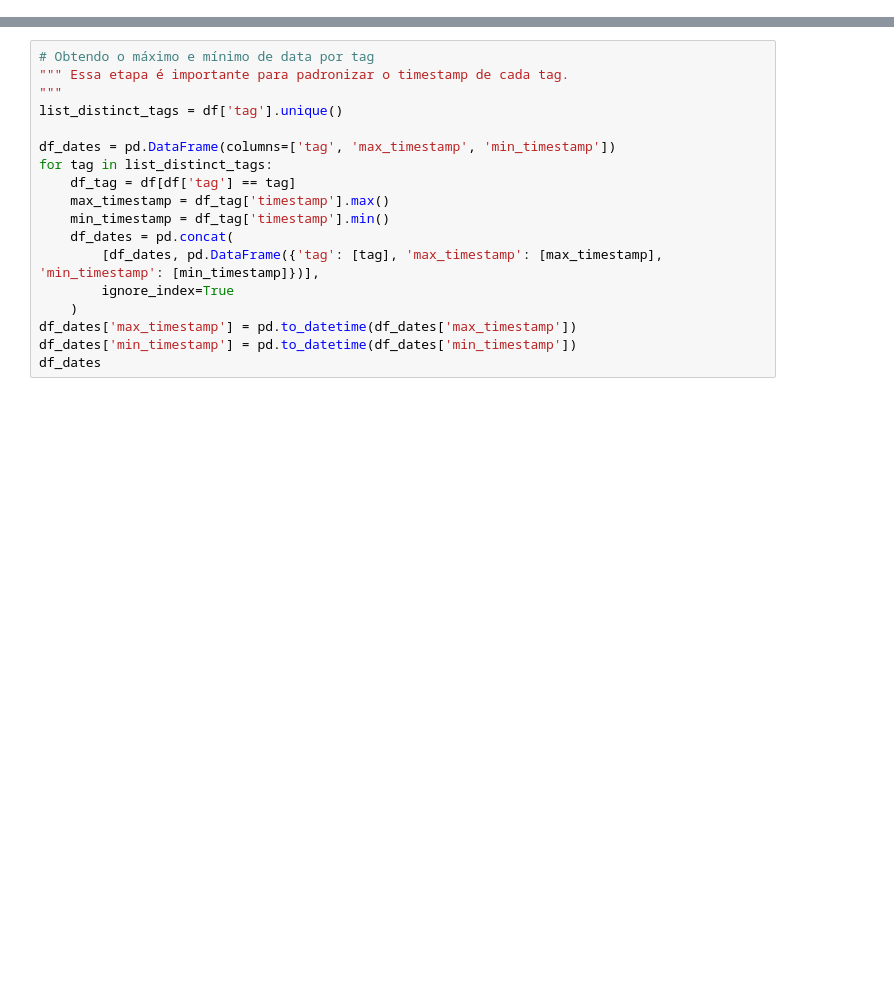
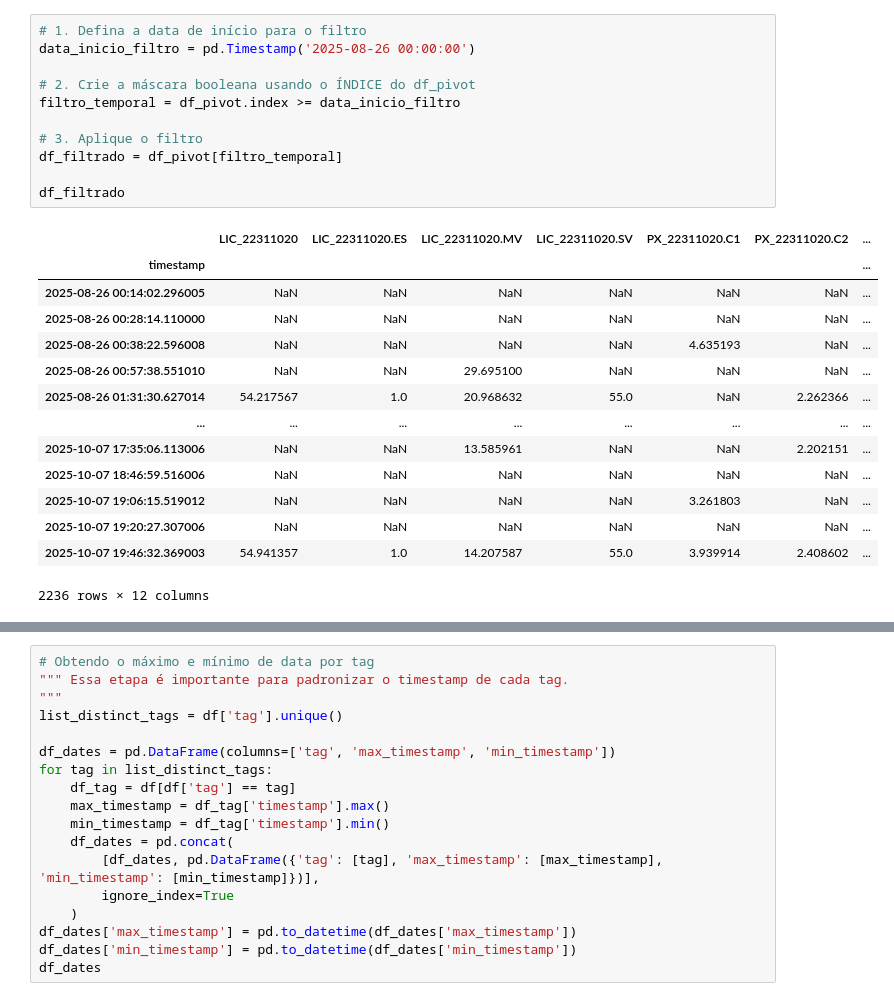
Before and after one commit to wateuz/planejamento_manutencao_ml, a Jupyter notebook: main.ipynb, the cells around one changed output, grey strips where cells are left out. Cells and saved outputs as stored; diff of their text form; blank space fills up the shorter version.

```diff
--- a/main.ipynb
+++ b/main.ipynb
@@ -23,0 +107,26 @@ Dados lidos com sucesso:
+# %%
+# 1. Defina a data de início para o filtro
+data_inicio_filtro = pd.Timestamp('2025-08-26 00:00:00')
+
+# 2. Crie a máscara booleana usando o ÍNDICE do df_pivot
+filtro_temporal = df_pivot.index >= data_inicio_filtro
+
+# 3. Aplique o filtro
+df_filtrado = df_pivot[filtro_temporal]
+
+df_filtrado
+# %% [output]
+|  | LIC_22311020 | LIC_22311020.ES | LIC_22311020.MV | LIC_22311020.SV | PX_22311020.C1 | PX_22311020.C2 | ... |
+| timestamp |  |  |  |  |  |  | ... |
+| 2025-08-26 00:14:02.296005 | NaN | NaN | NaN | NaN | NaN | NaN | ... |
+| 2025-08-26 00:28:14.110000 | NaN | NaN | NaN | NaN | NaN | NaN | ... |
+| 2025-08-26 00:38:22.596008 | NaN | NaN | NaN | NaN | 4.635193 | NaN | ... |
+| 2025-08-26 00:57:38.551010 | NaN | NaN | 29.695100 | NaN | NaN | NaN | ... |
+| 2025-08-26 01:31:30.627014 | 54.217567 | 1.0 | 20.968632 | 55.0 | NaN | 2.262366 | ... |
+| ... | ... | ... | ... | ... | ... | ... | ... |
+| 2025-10-07 17:35:06.113006 | NaN | NaN | 13.585961 | NaN | NaN | 2.202151 | ... |
+| 2025-10-07 18:46:59.516006 | NaN | NaN | NaN | NaN | NaN | NaN | ... |
+| 2025-10-07 19:06:15.519012 | NaN | NaN | NaN | NaN | 3.261803 | NaN | ... |
+| 2025-10-07 19:20:27.307006 | NaN | NaN | NaN | NaN | NaN | NaN | ... |
+| 2025-10-07 19:46:32.369003 | 54.941357 | 1.0 | 14.207587 | 55.0 | 3.939914 | 2.408602 | ... |
+2236 rows × 12 columns
```
Also changed, not shown: parts of 11 cells of this notebook.
